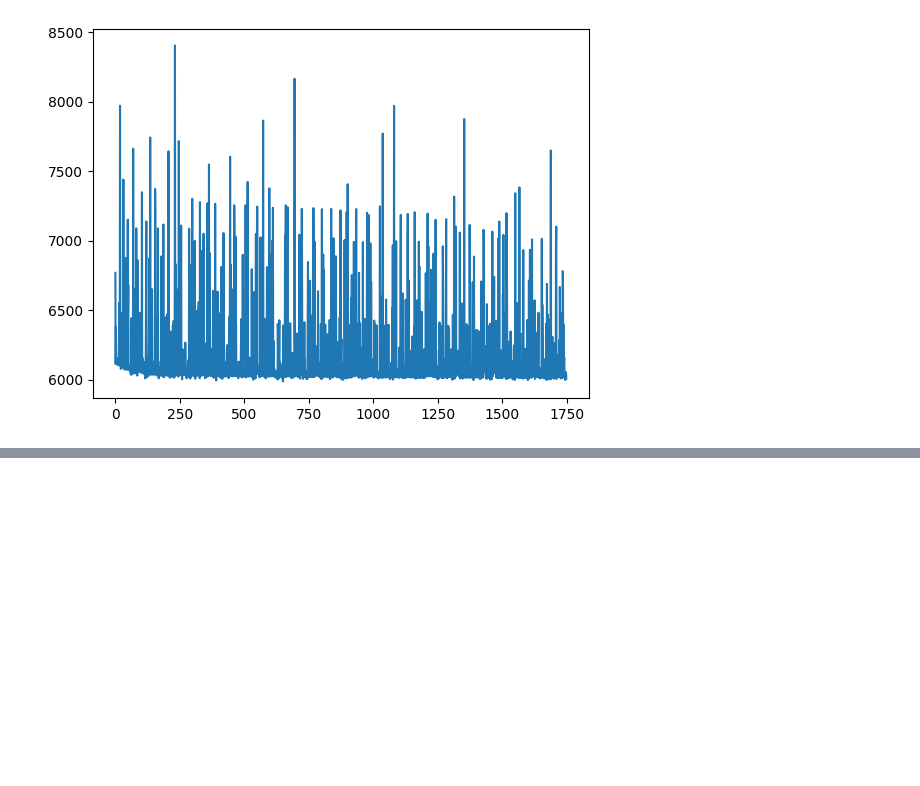
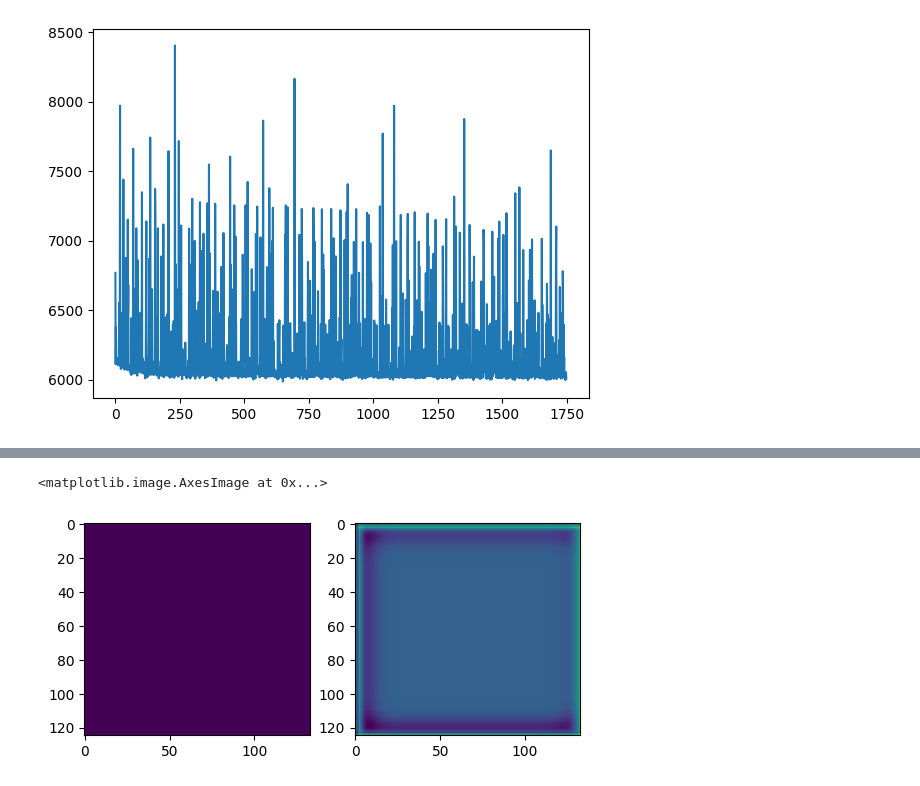
Before and after one commit to al-jshen/cfilt, a Jupyter notebook: notebooks/cascade.ipynb, the cells around one changed output, grey strips where cells are left out. Saved outputs shown, nothing was run; the diff lists cells and outputs as text; code cells hidden in the pictures; blank space fills up the shorter version.

```diff
--- a/notebooks/cascade.ipynb
+++ b/notebooks/cascade.ipynb
@@ -288,0 +187,15 @@ plt.imshow(truths[-1][0][0].detach().cpu().numpy())
+# %%
+n1 = torch.ones((1, 1, 125, 133))
+n2 = copy.deepcopy(n1)
+n2[0, 0, 120, 120] = 500
+o1 = csc(n1.to(device))
+o2 = csc(n2.to(device))
+diff = o2 - o1
+msk = torch.abs(diff) > torch.finfo(torch.float32).eps
+# %%
+fig, ax = plt.subplots(1, 2)
+ax[0].imshow((n1)[0][0].numpy())
+ax[1].imshow((o1)[0][0].detach().cpu().numpy())
+# %% [output]
+<matplotlib.image.AxesImage at 0x...>
+[figure, added]
```
Also changed, not shown: parts of 28 cells of this notebook, 7 other files.
